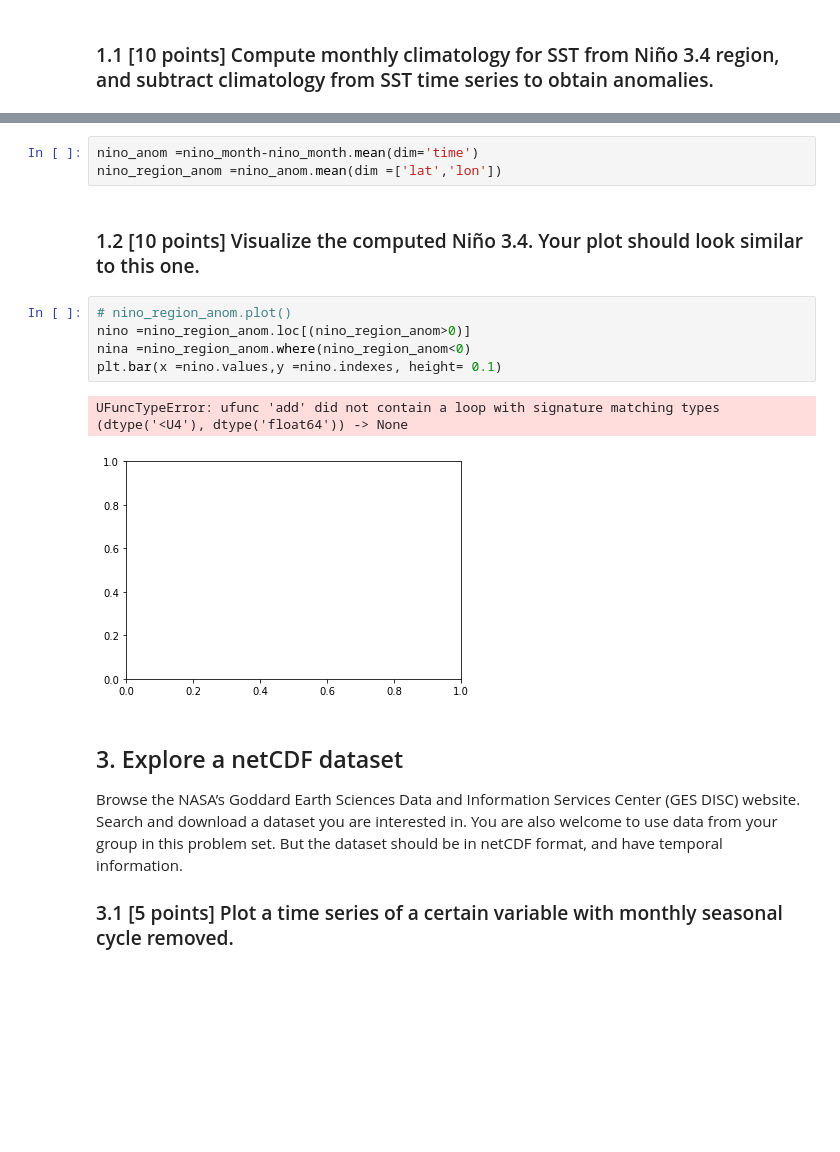
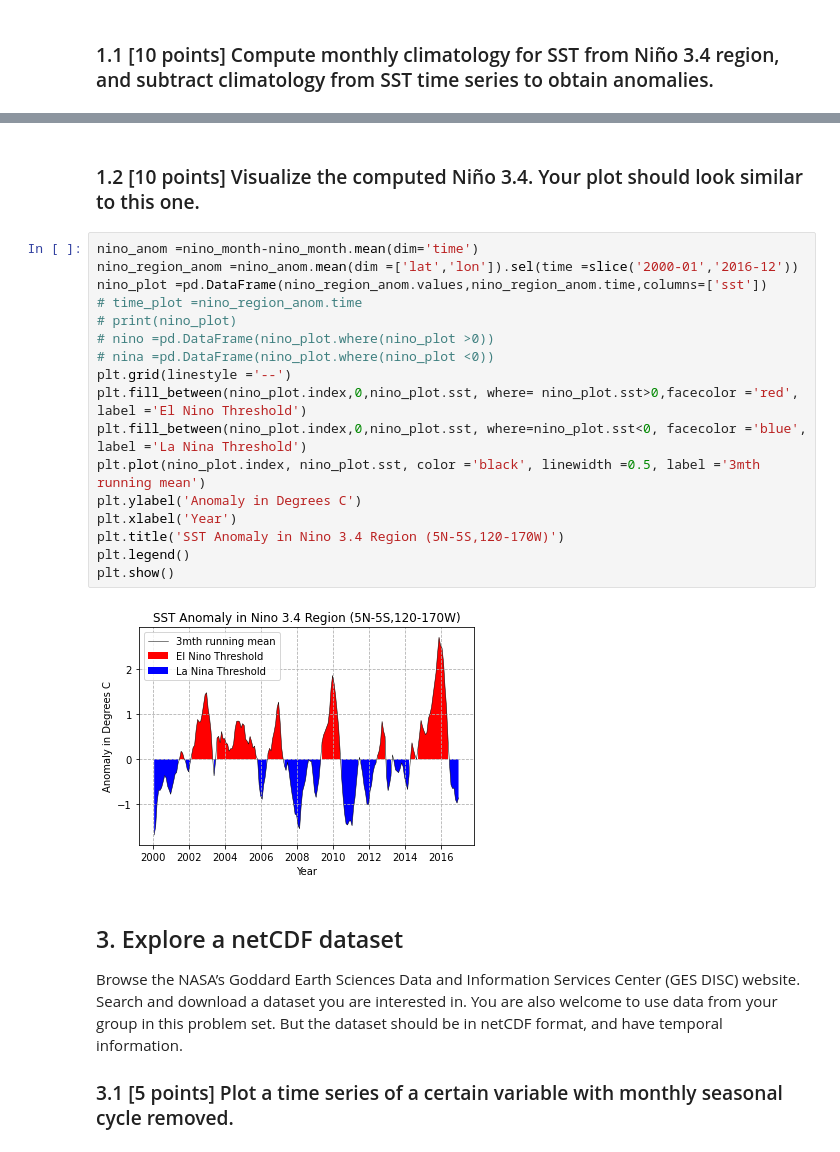
Before and after one commit to Momoc2/ESE5032_Assignment_12232267, a Jupyter notebook: PS3/PS3.ipynb, the cells around one changed output, grey strips where cells are left out. Drawn from its saved outputs; the diff is of its cells as text; blank space fills up the shorter version.

```diff
--- a/PS3/PS3.ipynb
+++ b/PS3/PS3.ipynb
@@ -104,16 +95,24 @@ plt.show()
-# %%
-nino_anom =nino_month-nino_month.mean(dim='time')
-nino_region_anom =nino_anom.mean(dim =['lat','lon'])
 # %% [markdown]
 ### 1.2 [10 points] Visualize the computed Niño 3.4. Your plot should look similar to this one.
-# %%
-# nino_region_anom.plot()
-nino =nino_region_anom.loc[(nino_region_anom>0)]
-nina =nino_region_anom.where(nino_region_anom<0)
-plt.bar(x =nino.values,y =nino.indexes, height= 0.1)
-# %% [output]
-UFuncTypeError: ufunc 'add' did not contain a loop with signature matching types (dtype('<U4'), dtype('float64')) -> None
-[figure, removed]
+# %%
+nino_anom =nino_month-nino_month.mean(dim='time')
+nino_region_anom =nino_anom.mean(dim =['lat','lon']).sel(time =slice('2000-01','2016-12'))
+nino_plot =pd.DataFrame(nino_region_anom.values,nino_region_anom.time,columns=['sst'])
+# time_plot =nino_region_anom.time
+# print(nino_plot)
+# nino =pd.DataFrame(nino_plot.where(nino_plot >0))
+# nina =pd.DataFrame(nino_plot.where(nino_plot <0))
+plt.grid(linestyle ='--')
+plt.fill_between(nino_plot.index,0,nino_plot.sst, where= nino_plot.sst>0,facecolor ='red', label ='El Nino Threshold')
+plt.fill_between(nino_plot.index,0,nino_plot.sst, where=nino_plot.sst<0, facecolor ='blue', label ='La Nina Threshold')
+plt.plot(nino_plot.index, nino_plot.sst, color ='black', linewidth =0.5, label ='3mth running mean')
+plt.ylabel('Anomaly in Degrees C')
+plt.xlabel('Year')
+plt.title('SST Anomaly in Nino 3.4 Region (5N-5S,120-170W)')
+plt.legend()
+plt.show()
+# %% [output]
+[figure, added]
 # %% [markdown]
 ## 3. Explore a netCDF dataset
 
```
Also changed, not shown: parts of 15 cells of this notebook, 1 other file.
